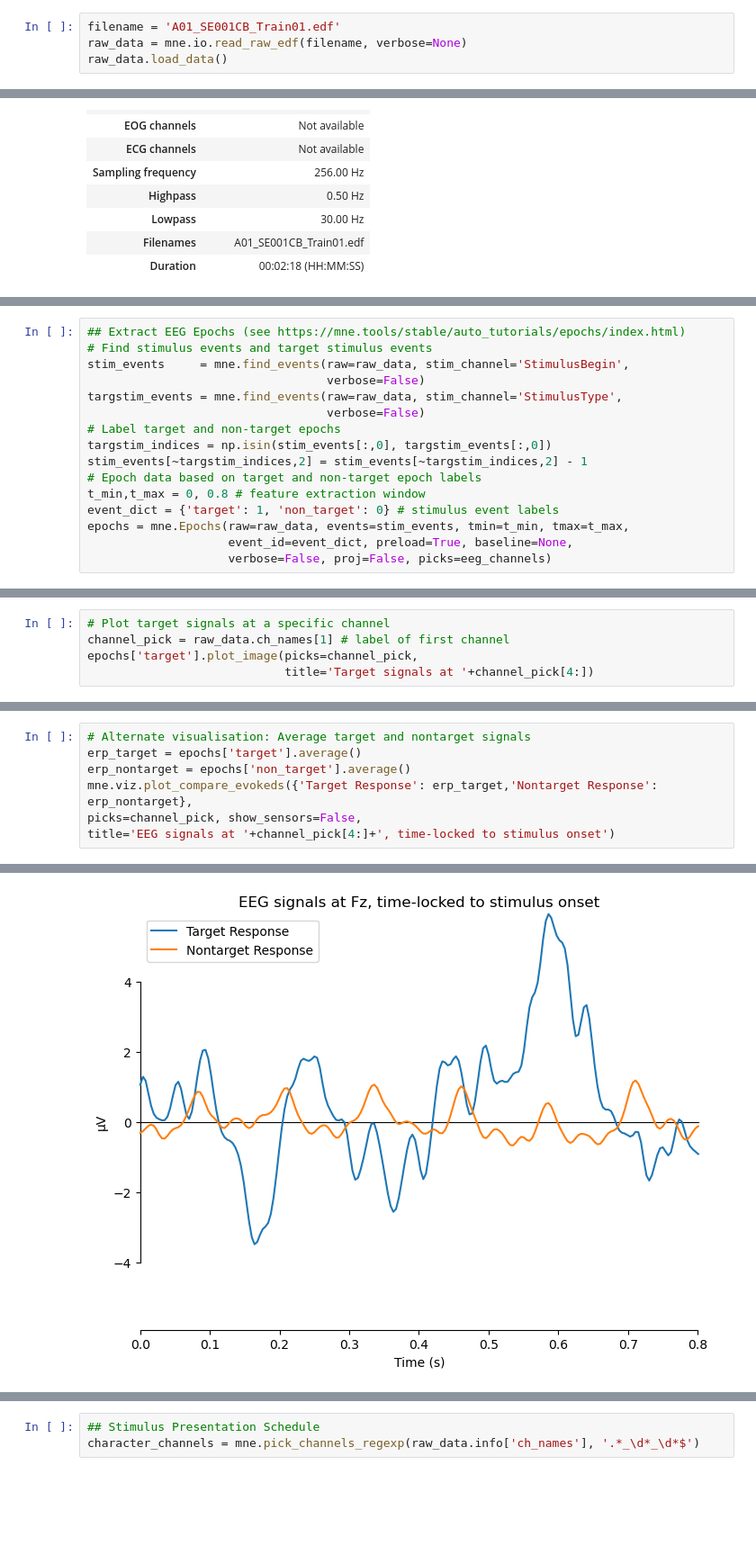
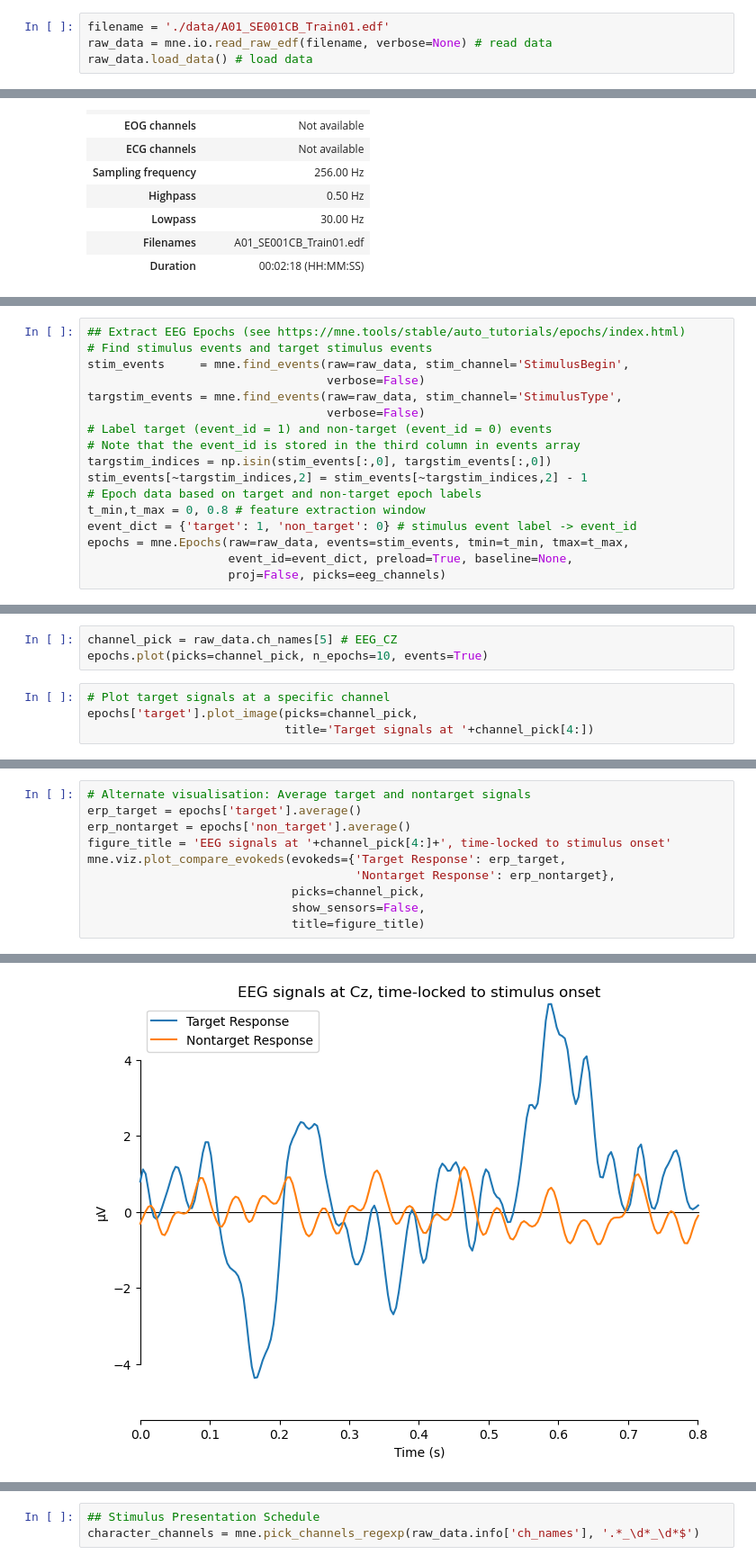
Before and after one commit to zs144/P300-BCI, a Jupyter notebook: Others/MNE-training/mne_tutorial/EEG-data-process.ipynb, the cells around one changed output, grey strips where cells are left out. Shown at 90% size. Drawn from its saved outputs; the diff is of its cells as text; blank space fills up the shorter version.

```diff
--- a/Others/MNE-training/mne_tutorial/EEG-data-process.ipynb
+++ b/Others/MNE-training/mne_tutorial/EEG-data-process.ipynb
@@ -5,7 +5,7 @@ import pyedflib
 from pyedflib import highlevel
 from datetime import datetime
 # %%
-filename = 'A01_SE001CB_Train01.edf'
-raw_data = mne.io.read_raw_edf(filename, verbose=None)
-raw_data.load_data()
+filename = './data/A01_SE001CB_Train01.edf'
+raw_data = mne.io.read_raw_edf(filename, verbose=None) # read data
+raw_data.load_data() # load data
 # %% [output]
@@ -79,12 +109,13 @@ stim_events     = mne.find_events(raw=raw_data, stim_channel='StimulusBegin',
                                   verbose=False)
 targstim_events = mne.find_events(raw=raw_data, stim_channel='StimulusType',
                                   verbose=False)
-# Label target and non-target epochs
+# Label target (event_id = 1) and non-target (event_id = 0) events
+# Note that the event_id is stored in the third column in events array
 targstim_indices = np.isin(stim_events[:,0], targstim_events[:,0])
 stim_events[~targstim_indices,2] = stim_events[~targstim_indices,2] - 1
 # Epoch data based on target and non-target epoch labels
 t_min,t_max = 0, 0.8 # feature extraction window
-event_dict = {'target': 1, 'non_target': 0} # stimulus event labels
+event_dict = {'target': 1, 'non_target': 0} # stimulus event label -> event_id
 epochs = mne.Epochs(raw=raw_data, events=stim_events, tmin=t_min, tmax=t_max,
                     event_id=event_dict, preload=True, baseline=None,
-                    verbose=False, proj=False, picks=eeg_channels)
+                    proj=False, picks=eeg_channels)
@@ -91,6 +135,8 @@ epochs = mne.Epochs(raw=raw_data, events=stim_events, tmin=t_min, tmax=t_max,
+# %%
+channel_pick = raw_data.ch_names[5] # EEG_CZ
+epochs.plot(picks=channel_pick, n_epochs=10, events=True)
 # %%
 # Plot target signals at a specific channel
-channel_pick = raw_data.ch_names[1] # label of first channel
 epochs['target'].plot_image(picks=channel_pick,
                             title='Target signals at '+channel_pick[4:])
 # %% [output]
@@ -114,14 +160,17 @@ No baseline correction applied
 # %%
 # Alternate visualisation: Average target and nontarget signals
 erp_target = epochs['target'].average()
 erp_nontarget = epochs['non_target'].average()
-mne.viz.plot_compare_evokeds({'Target Response': erp_target,'Nontarget Response': erp_nontarget},
-picks=channel_pick, show_sensors=False,
-title='EEG signals at '+channel_pick[4:]+', time-locked to stimulus onset')
+figure_title = 'EEG signals at '+channel_pick[4:]+', time-locked to stimulus onset'
+mne.viz.plot_compare_evokeds(evokeds={'Target Response': erp_target,
+                                      'Nontarget Response': erp_nontarget},
+                             picks=channel_pick,
+                             show_sensors=False,
+                             title=figure_title)
 # %% [output]
 NOTE: pick_channels() is a legacy function. New code should use inst.pick(...).
 NOTE: pick_channels() is a legacy function. New code should use inst.pick(...).
-[figure, old version]
+[figure, new version]
 [<Figure size 800x600 with 1 Axes>]
 # %%
 ## Stimulus Presentation Schedule
```
Also changed, not shown: parts of 12 cells of this notebook.
